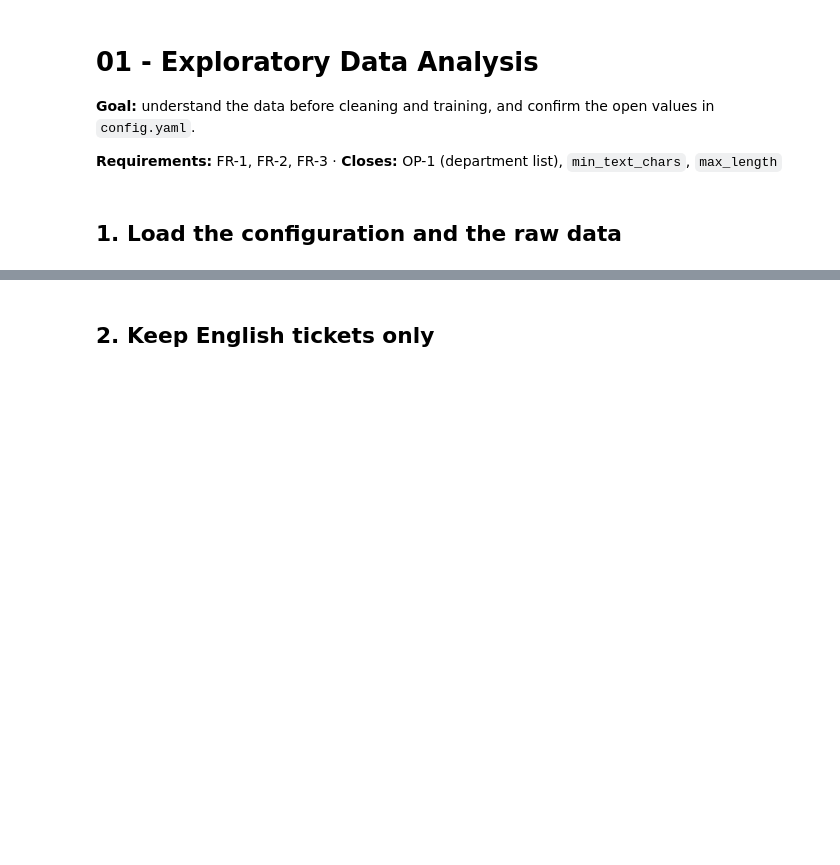
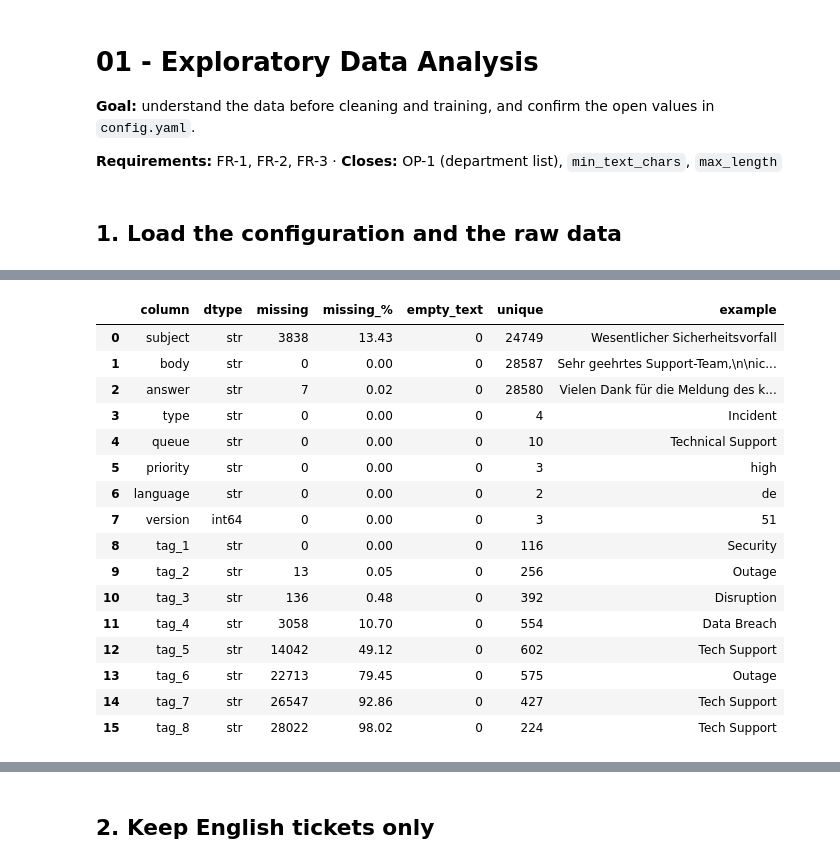
Before and after one commit to a7medma7moudmostafa/NHA-5-168, a Jupyter notebook: notebooks/01_eda.ipynb, the cells around one changed output, grey strips where cells are left out. Saved outputs shown, nothing was run; the diff lists cells and outputs as text; code cells hidden in the pictures; blank space fills up the shorter version.

Commit message:
EDA: load data, column profile, duplicates, missing values, column relationships

```diff
--- a/notebooks/01_eda.ipynb
+++ b/notebooks/01_eda.ipynb
@@ -55,0 +63,17 @@ print("Raw data path:", config["data"]["raw_path"])
+# %%
+# ===== Cell 1.4: Load the raw CSV =====
+# All 16 columns are kept for now: this is exploration, dropping columns happens later in preprocess.py.
+# Empty cells stay as NaN so that section 3 can count them.
+
+raw_data_path = project_root / config["data"]["raw_path"]
+print("Reading:", raw_data_path)
+
+raw_tickets = pd.read_csv(raw_data_path, encoding="utf-8")
+
+number_of_rows = raw_tickets.shape[0]
+number_of_columns = raw_tickets.shape[1]
+print("Rows:", number_of_rows, "(expected 28,587)")
+print("Columns:", number_of_columns, "(expected 16)")
+
+# Show the first rows to check that long e-mails (with commas and new lines) were read into the right columns
+raw_tickets.head(3)
@@ -55,0 +88,67 @@ print("Raw data path:", config["data"]["raw_path"])
+# %%
+# ===== Cell 1.5: Column profile - name, type, missing, empty text, unique values =====
+# One row per column of raw_tickets.
+
+total_rows = len(raw_tickets)
+profile_rows = []   # a list of dictionaries, one dictionary per column
+
+for column_name in raw_tickets.columns:
+    column_values = raw_tickets[column_name]
+
+    # 1) data type as pandas sees it (in pandas 3, text columns show as "str")
+    data_type = str(column_values.dtype)
+
+    # 2) missing values (NaN): the cell was empty in the CSV
+    missing_count = int(column_values.isna().sum())
+    missing_percent = round(100 * missing_count / total_rows, 2)
+
+    # 3) empty text: the cell has a value, but it is only spaces or new lines
+    empty_text_count = 0
+    for value in column_values:
+        if isinstance(value, str):
+            if value.strip() == "":
+                empty_text_count = empty_text_count + 1
+
+    # 4) number of different values (NaN not counted)
+    unique_count = int(column_values.nunique(dropna=True))
+
+    # 5) first real value, as an example (cut to 60 characters)
+    example_value = None
+    for value in column_values:
+        if pd.isna(value):
+            continue
+        if isinstance(value, str) and value.strip() == "":
+            continue
+        example_value = str(value)[:60]
+        break
+
+    profile_rows.append({
+        "column": column_name,
+        "dtype": data_type,
+        "missing": missing_count,
+        "missing_%": missing_percent,
+        "empty_text": empty_text_count,
+        "unique": unique_count,
+        "example": example_value,
+    })
+
+column_profile = pd.DataFrame(profile_rows)
+column_profile
+# %% [output]
+|  | column | dtype | missing | missing_% | empty_text | unique | example |
+| 0 | subject | str | 3838 | 13.43 | 0 | 24749 | Wesentlicher Sicherheitsvorfall |
+| 1 | body | str | 0 | 0.00 | 0 | 28587 | Sehr geehrtes Support-Team,\n\nic... |
+| 2 | answer | str | 7 | 0.02 | 0 | 28580 | Vielen Dank für die Meldung des k... |
+| 3 | type | str | 0 | 0.00 | 0 | 4 | Incident |
+| 4 | queue | str | 0 | 0.00 | 0 | 10 | Technical Support |
+| 5 | priority | str | 0 | 0.00 | 0 | 3 | high |
+| 6 | language | str | 0 | 0.00 | 0 | 2 | de |
+| 7 | version | int64 | 0 | 0.00 | 0 | 3 | 51 |
+| 8 | tag_1 | str | 0 | 0.00 | 0 | 116 | Security |
+| 9 | tag_2 | str | 13 | 0.05 | 0 | 256 | Outage |
+| 10 | tag_3 | str | 136 | 0.48 | 0 | 392 | Disruption |
+| 11 | tag_4 | str | 3058 | 10.70 | 0 | 554 | Data Breach |
+| 12 | tag_5 | str | 14042 | 49.12 | 0 | 602 | Tech Support |
+| 13 | tag_6 | str | 22713 | 79.45 | 0 | 575 | Outage |
+| 14 | tag_7 | str | 26547 | 92.86 | 0 | 427 | Tech Support |
+| 15 | tag_8 | str | 28022 | 98.02 | 0 | 224 | Tech Support |
```
Also changed, not shown: parts of 11 cells of this notebook.
